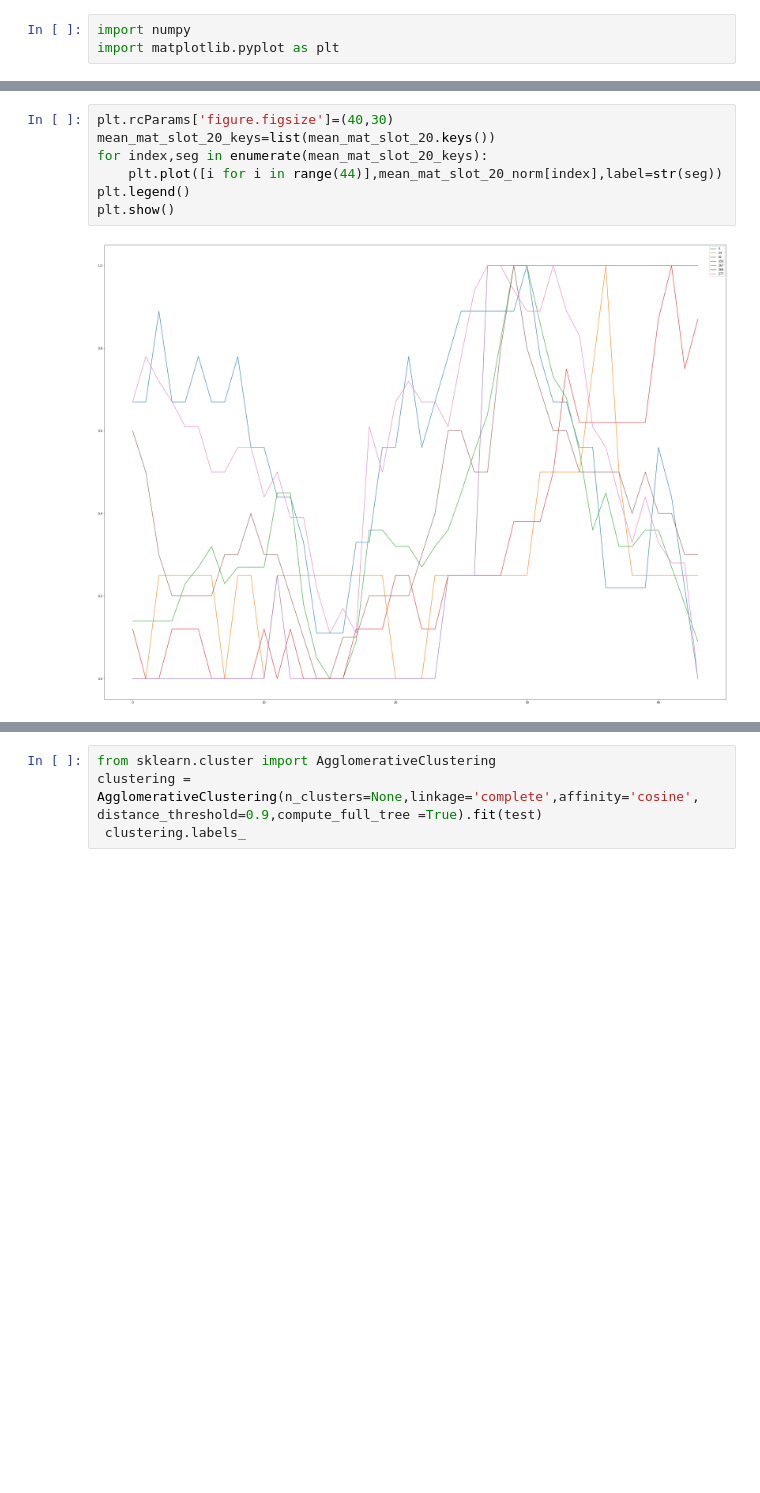
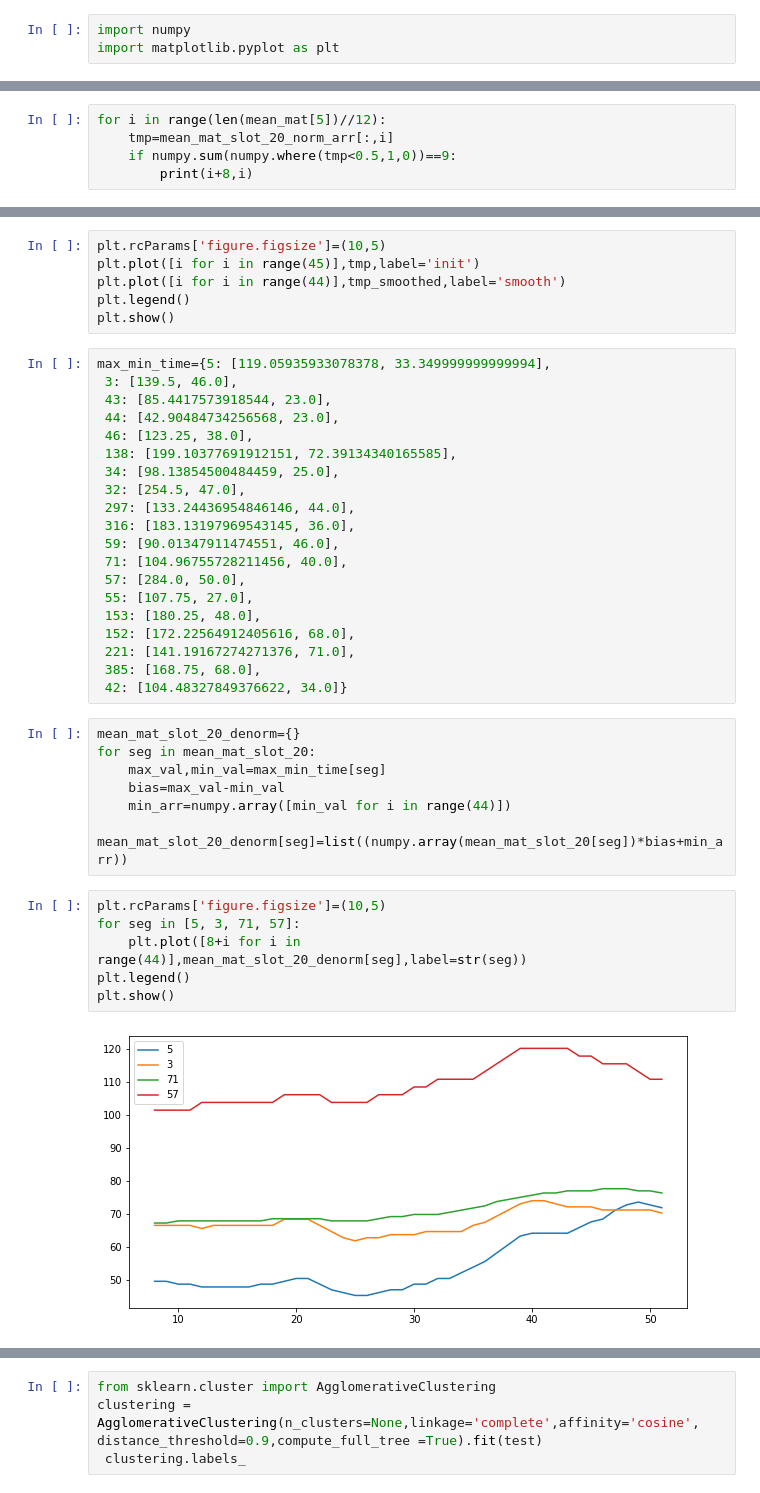
Before and after one commit to t07902301/Travel-Time-Prediction, a Jupyter notebook: hc.ipynb, the cells around one changed output, grey strips where cells are left out. Cells and saved outputs as stored; diff of their text form; blank space fills up the shorter version.

```diff
--- a/hc.ipynb
+++ b/hc.ipynb
@@ -46,0 +31,5 @@ for seg in mean_mat_slot_20:
+# %%
+for i in range(len(mean_mat[5])//12):
+    tmp=mean_mat_slot_20_norm_arr[:,i]
+    if numpy.sum(numpy.where(tmp<0.5,1,0))==9:
+        print(i+8,i)
@@ -47,9 +76,41 @@ for seg in mean_mat_slot_20:
+# %%
+plt.rcParams['figure.figsize']=(10,5)
+plt.plot([i for i in range(45)],tmp,label='init')
+plt.plot([i for i in range(44)],tmp_smoothed,label='smooth')
+plt.legend()
+plt.show()
+# %%
+max_min_time={5: [119.05935933078378, 33.349999999999994],
+ 3: [139.5, 46.0],
+ 43: [85.4417573918544, 23.0],
+ 44: [42.90484734256568, 23.0],
+ 46: [123.25, 38.0],
+ 138: [199.10377691912151, 72.39134340165585],
+ 34: [98.13854500484459, 25.0],
+ 32: [254.5, 47.0],
+ 297: [133.24436954846146, 44.0],
+ 316: [183.13197969543145, 36.0],
+ 59: [90.01347911474551, 46.0],
+ 71: [104.96755728211456, 40.0],
+ 57: [284.0, 50.0],
+ 55: [107.75, 27.0],
+ 153: [180.25, 48.0],
+ 152: [172.22564912405616, 68.0],
+ 221: [141.19167274271376, 71.0],
+ 385: [168.75, 68.0],
+ 42: [104.48327849376622, 34.0]}
+# %%
+mean_mat_slot_20_denorm={}
+for seg in mean_mat_slot_20:
+    max_val,min_val=max_min_time[seg]
+    bias=max_val-min_val
+    min_arr=numpy.array([min_val for i in range(44)])
+    mean_mat_slot_20_denorm[seg]=list((numpy.array(mean_mat_slot_20[seg])*bias+min_arr))
 # %%
-plt.rcParams['figure.figsize']=(40,30)
-mean_mat_slot_20_keys=list(mean_mat_slot_20.keys())
-for index,seg in enumerate(mean_mat_slot_20_keys):
-    plt.plot([i for i in range(44)],mean_mat_slot_20_norm[index],label=str(seg))
+plt.rcParams['figure.figsize']=(10,5)
+for seg in [5, 3, 71, 57]:
+    plt.plot([8+i for i in range(44)],mean_mat_slot_20_denorm[seg],label=str(seg))
 plt.legend()
 plt.show()
 # %% [output]
-[figure, old version]
+[figure, new version]
```
Also changed, not shown: parts of 25 cells of this notebook, 4 other files.
